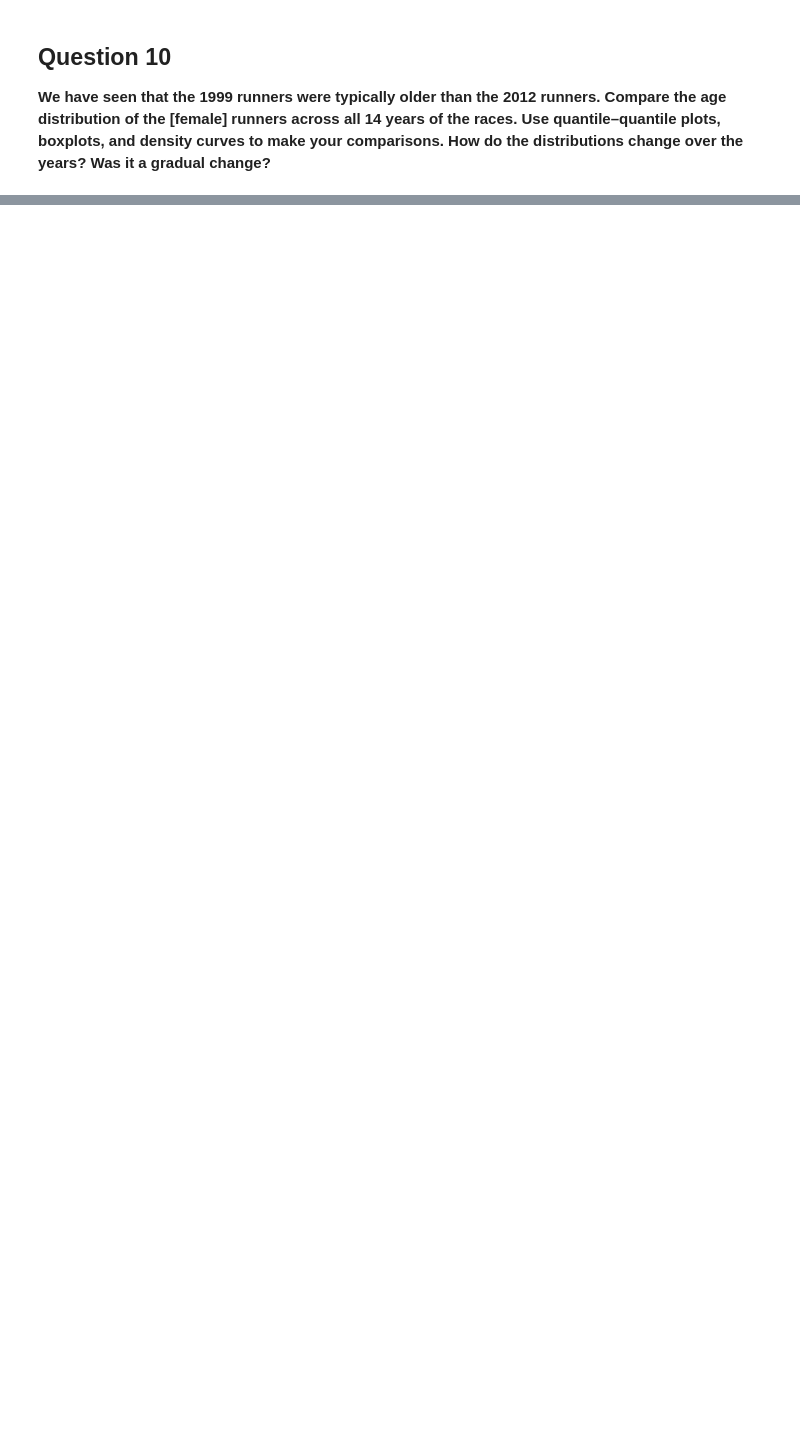
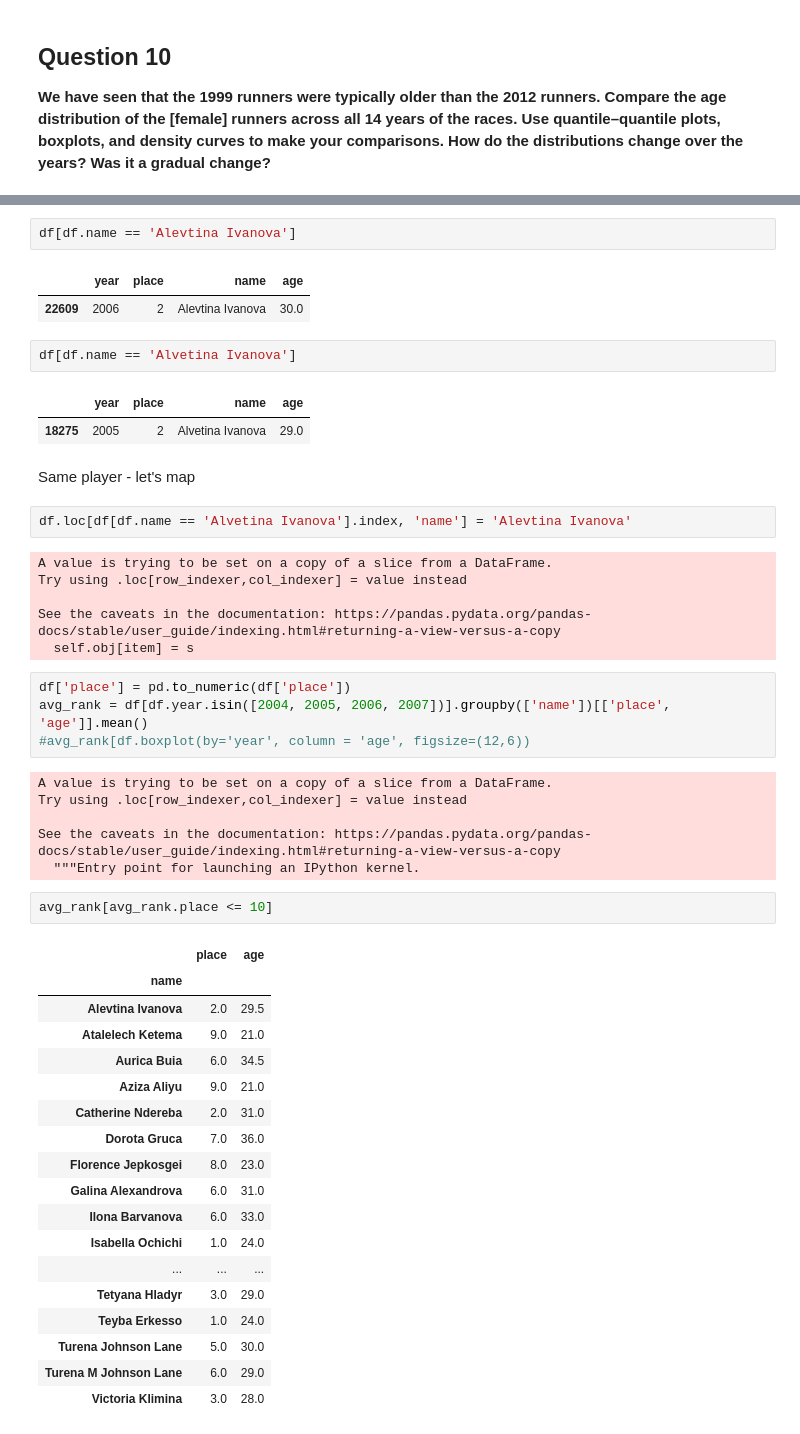
Before and after one commit to sterlingbeason/MSDS-7333-QTW, a Jupyter notebook: Case_Study_2/Original_Code/notebook_SB.ipynb, the cells around one changed output, grey strips where cells are left out. Saved outputs shown, nothing was run; the diff lists cells and outputs as text; blank space fills up the shorter version.

```diff
--- a/Case_Study_2/Original_Code/notebook_SB.ipynb
+++ b/Case_Study_2/Original_Code/notebook_SB.ipynb
@@ -228,0 +278,51 @@ df.boxplot(by='year', column = 'age', figsize=(12,6))
+# %%
+df[df.name == 'Alevtina Ivanova']
+# %% [output]
+|  | year | place | name | age |
+| 22609 | 2006 | 2 | Alevtina Ivanova | 30.0 |
+# %%
+df[df.name == 'Alvetina Ivanova']
+# %% [output]
+|  | year | place | name | age |
+| 18275 | 2005 | 2 | Alvetina Ivanova | 29.0 |
+# %% [markdown]
+Same player - let's map
+# %%
+df.loc[df[df.name == 'Alvetina Ivanova'].index, 'name'] = 'Alevtina Ivanova'
+# %% [output]
+A value is trying to be set on a copy of a slice from a DataFrame.
+Try using .loc[row_indexer,col_indexer] = value instead
+
+See the caveats in the documentation: https://pandas.pydata.org/pandas-docs/stable/user_guide/indexing.html#returning-a-view-versus-a-copy
+  self.obj[item] = s
+# %%
+df['place'] = pd.to_numeric(df['place'])
+avg_rank = df[df.year.isin([2004, 2005, 2006, 2007])].groupby(['name'])[['place', 'age']].mean()
+#avg_rank[df.boxplot(by='year', column = 'age', figsize=(12,6))
+# %% [output]
+A value is trying to be set on a copy of a slice from a DataFrame.
+Try using .loc[row_indexer,col_indexer] = value instead
+
+See the caveats in the documentation: https://pandas.pydata.org/pandas-docs/stable/user_guide/indexing.html#returning-a-view-versus-a-copy
+  """Entry point for launching an IPython kernel.
+# %%
+avg_rank[avg_rank.place <= 10]
+# %% [output]
+|  | place | age |
+| name |  |  |
+| Alevtina Ivanova | 2.0 | 29.5 |
+| Atalelech Ketema | 9.0 | 21.0 |
+| Aurica Buia | 6.0 | 34.5 |
+| Aziza Aliyu | 9.0 | 21.0 |
+| Catherine Ndereba | 2.0 | 31.0 |
+| Dorota Gruca | 7.0 | 36.0 |
+| Florence Jepkosgei | 8.0 | 23.0 |
+| Galina Alexandrova | 6.0 | 31.0 |
+| Ilona Barvanova | 6.0 | 33.0 |
+| Isabella Ochichi | 1.0 | 24.0 |
+| ... | ... | ... |
+| Tetyana Hladyr | 3.0 | 29.0 |
+| Teyba Erkesso | 1.0 | 24.0 |
+| Turena Johnson Lane | 5.0 | 30.0 |
+| Turena M Johnson Lane | 6.0 | 29.0 |
+| Victoria Klimina | 3.0 | 28.0 |
```
Also changed, not shown: parts of 21 cells of this notebook, 1 other file.
